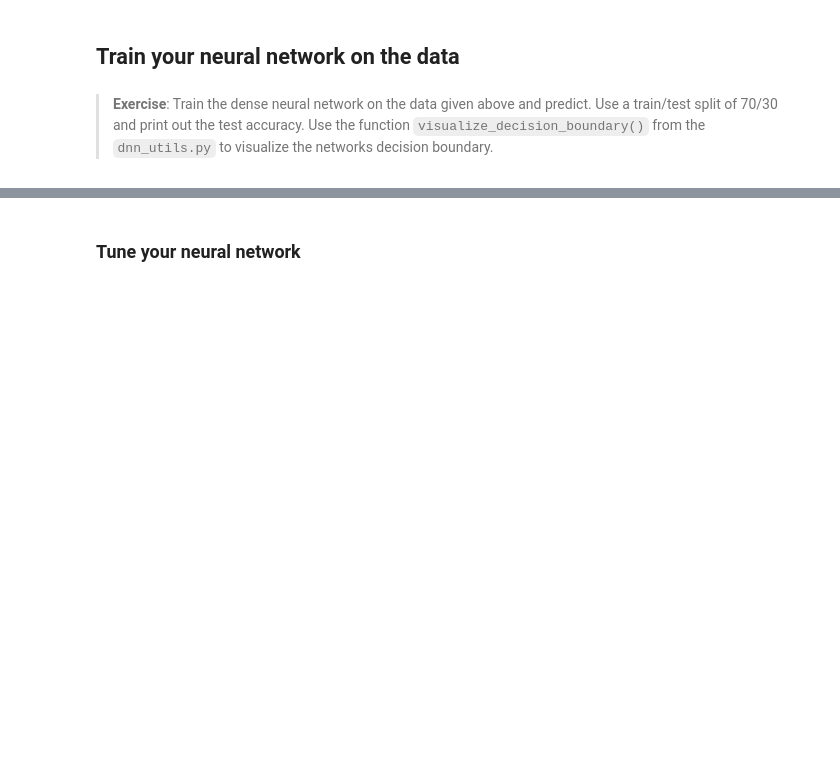
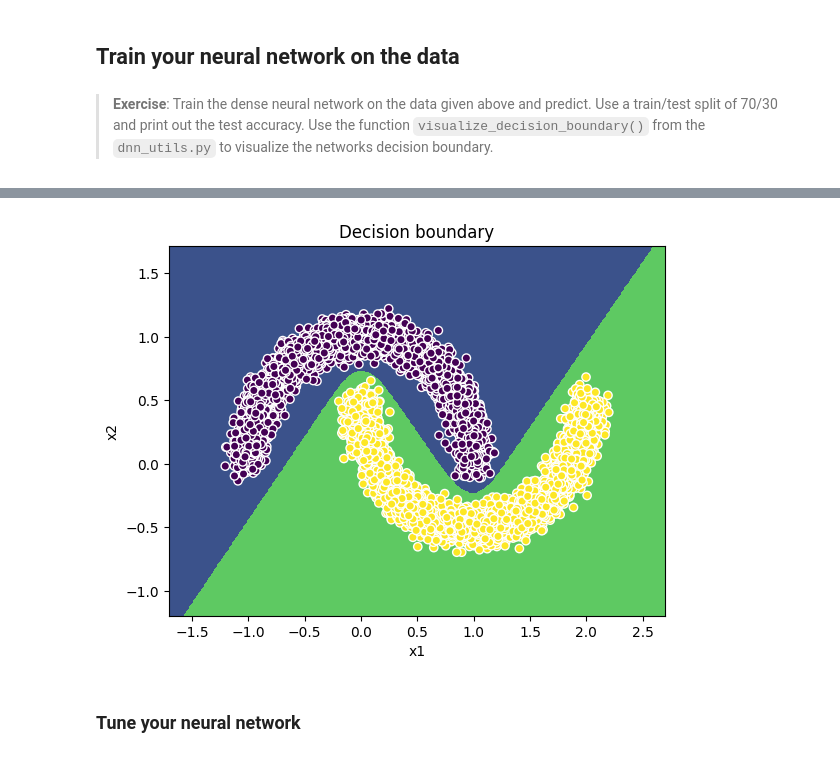
Before and after one commit to PartORG/ds-artificial-neural-networks, a Jupyter notebook: bonus/00_DNN_from_scratch.ipynb, the cells around one changed output, grey strips where cells are left out. Cells and saved outputs as stored; diff of their text form; code cells hidden in the pictures; blank space fills up the shorter version.

```diff
--- a/bonus/00_DNN_from_scratch.ipynb
+++ b/bonus/00_DNN_from_scratch.ipynb
@@ -304,2 +448,12 @@ def update_params(params, grads, learning_rate=1.5):
 
     return params
+# %%
+# Compute parameter update
+params = update_params(params, grads, learning_rate=1.2)
+
+print('Updated parameters: ')
+print('-------------------')
+print('W1: {}'.format(params['W1']))
+print('b1: {}'.format(params['b1'].flatten()))
+print('W2: {}'.format(params['W2']))
+print('b2: {}'.format(params['b2'].flatten()))
@@ -360,3 +521,13 @@ def train_dnn(X, Y, n_hidden, max_iter=10e3, learning_rate=1.2, verbose=False):
                 print('Loss after %i iterations: %f' % (i+1, loss))
 
     return params
+# %%
+# Train neural network
+params = train_dnn(X_train, Y_train, n_hidden=8, verbose=True)
+
+print('Optimized parameters: ')
+print('---------------------')
+print('W1: {}'.format(params['W1']))
+print('b1: {}'.format(params['b1'].flatten()))
+print('W2: {}'.format(params['W2']))
+print('b2: {}'.format(params['b2'].flatten()))
@@ -383,8 +572,9 @@ def predict(X, params):
     #===========#
     # YOUR CODE # ~2 lines
     #===========#
-
-    return preds
+    A2, cache = forward_prop(X, params)
+    preds = (A2 > 0.5)
+    return preds.squeeze()
 # %%
 # Predict values
 predicted = predict(X_train, params)
@@ -400,7 +594,12 @@ print('Train accuracy: %f' % accuracy_score(y_train, predicted))
 #===========#
 # YOUR CODE # ~3 lines
 #===========#
+params_trained = train_dnn(X_train, Y_train, n_hidden=4, verbose=True)
+
+# Print the metrics
+preds_train = predict(X_train, params_trained)
+preds_test = predict(X_test, params_trained)
 print('Training results: ')
 print('-----------------')
-print('train acc.: %f' % accuracy_score(y_train, preds_train))
-print(' test acc.: %f' % accuracy_score(y_test, preds_test))
+print('train acc.: %f' % accuracy_score(Y_train, preds_train))
+print(' test acc.: %f' % accuracy_score(Y_test, preds_test))
@@ -407,3 +621,9 @@ print(' test acc.: %f' % accuracy_score(y_test, preds_test))
+# %%
+# Visualize the decision boundaries
+from dnn_utils import visualize_decision_boundary
+visualize_decision_boundary(X, Y, lambda x: predict(x, params_trained))
+# %% [output]
+[figure, added]
 # %% [markdown]
 ### Tune your neural network
 # %% [markdown]
```
Also changed, not shown: parts of 20 cells of this notebook, 3 other files.
